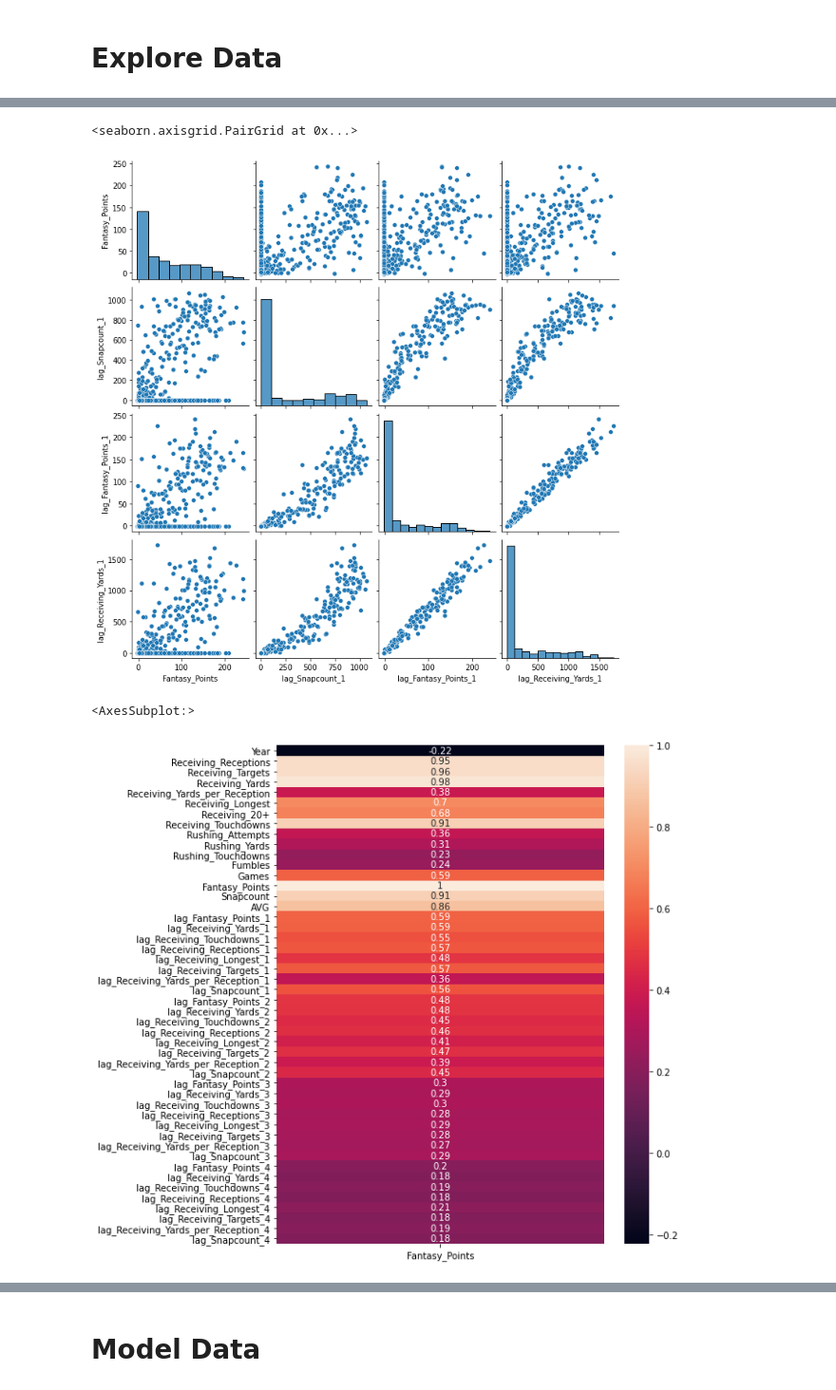
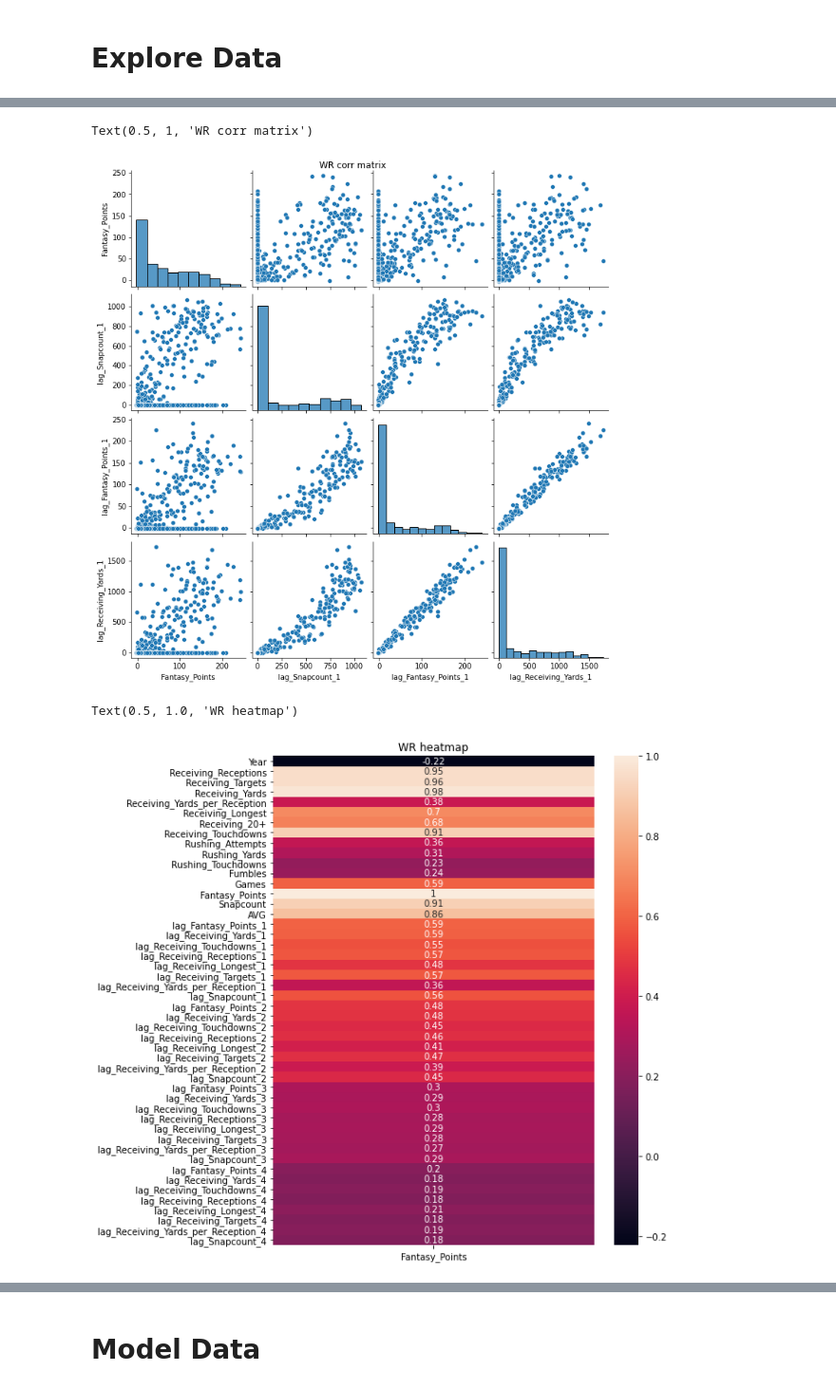
Before and after one commit to AlexanderCrisler/Data-Science-Final-Project, a Jupyter notebook: final_project.ipynb, the cells around one changed output, grey strips where cells are left out. Shown at 95% size. Cells and saved outputs as stored; diff of their text form; code cells hidden in the pictures.

```diff
--- a/final_project.ipynb
+++ b/final_project.ipynb
@@ -408,12 +413,14 @@ sns.heatmap(pos_dfs['rb'].corr()[['Fantasy_Points']], annot=True)
 # %%
-sns.pairplot(pos_dfs['wr'][['Fantasy_Points', 'lag_Snapcount_1', 'lag_Fantasy_Points_1', 'lag_Receiving_Yards_1']])
+plot = sns.pairplot(pos_dfs['wr'][['Fantasy_Points', 'lag_Snapcount_1', 'lag_Fantasy_Points_1', 'lag_Receiving_Yards_1']])
+plot.fig.suptitle("WR corr matrix", y=1)
 # %% [output]
-<seaborn.axisgrid.PairGrid at 0x...>
+Text(0.5, 1, 'WR corr matrix')
-[figure, old version]
+[figure, new version]
 # %%
 plt.figure(figsize=(8, 10))
-sns.heatmap(pos_dfs['wr'].corr()[['Fantasy_Points']], annot=True)
+plot = sns.heatmap(pos_dfs['wr'].corr()[['Fantasy_Points']], annot=True)
+plot.set_title("WR heatmap")
 # %% [output]
-<AxesSubplot:>
+Text(0.5, 1.0, 'WR heatmap')
-[figure, old version]
+[figure, new version]
 # %%
```
Also changed, not shown: parts of 15 cells of this notebook, 8 other files.
